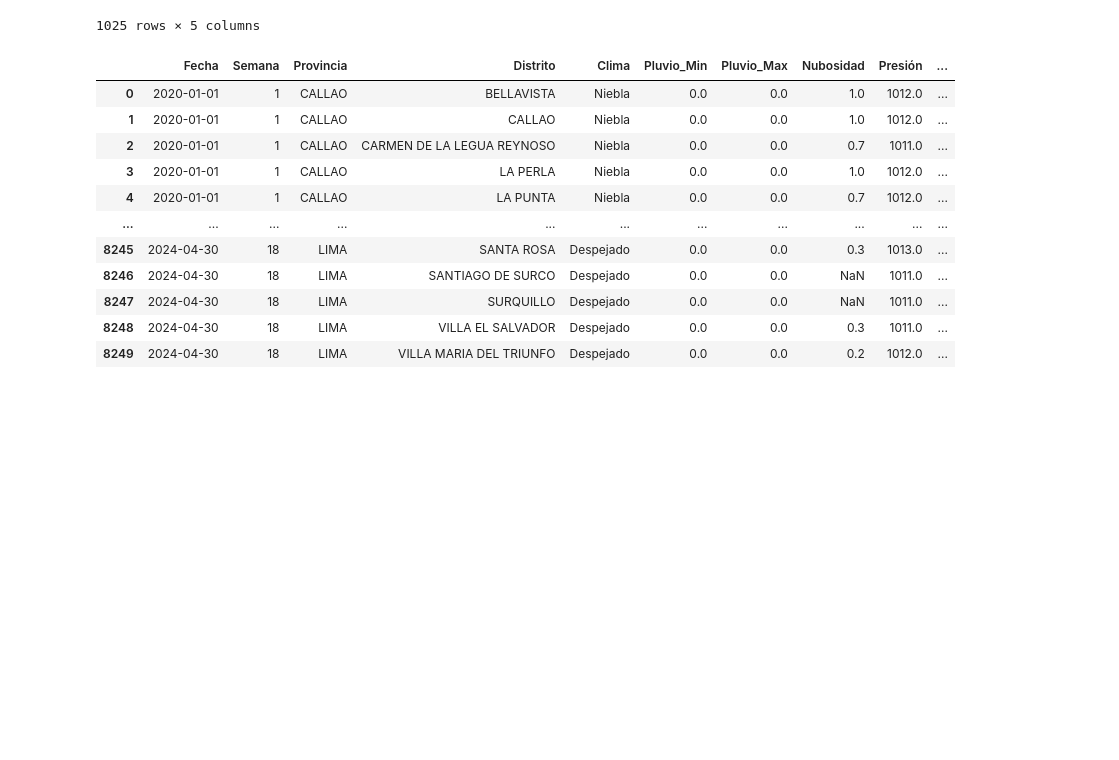
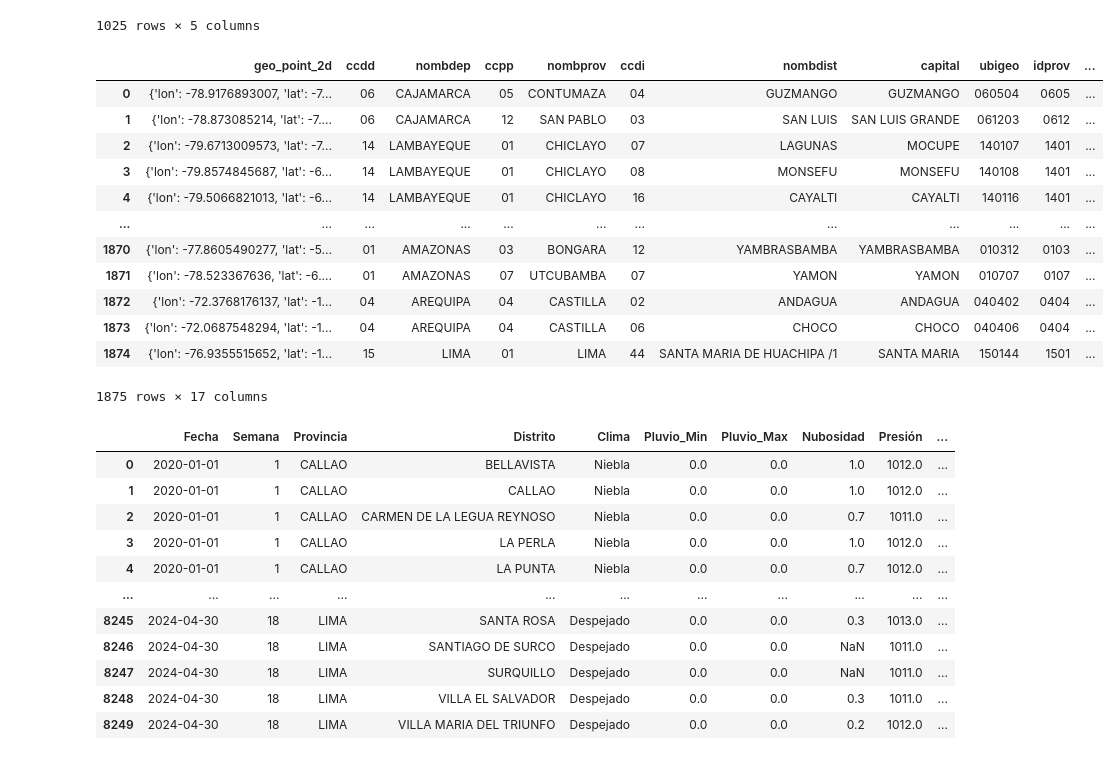
Before and after one commit to Sofoclesias/dengue-propagation, a Jupyter notebook: hey.ipynb, the cells around one changed output. Saved outputs shown, nothing was run; the diff lists cells and outputs as text; code cells hidden in the pictures; blank space fills up the shorter version.

```diff
--- a/hey.ipynb
+++ b/hey.ipynb
@@ -35,8 +34,22 @@ base2023
 | 1024 | 2023 | LIMA | CHORRILLOS | 52 | 1.0 |
 1025 rows × 5 columns
 # %%
-detalle_distrito = gpd.read_file(r'anexos/distritos/distritos-peru@bogota-laburbano.geojson')
+detalle_distrito = gpd.read_file(r'datasets\distritos-peru@bogota-laburbano.geojson')
 detalle_distrito
+# %% [output]
+|  | geo_point_2d | ccdd | nombdep | ccpp | nombprov | ccdi | nombdist | capital | ubigeo | idprov | ... |
+| 0 | {'lon': -78.9176893007, 'lat': -7... | 06 | CAJAMARCA | 05 | CONTUMAZA | 04 | GUZMANGO | GUZMANGO | 060504 | 0605 | ... |
+| 1 | {'lon': -78.873085214, 'lat': -7.... | 06 | CAJAMARCA | 12 | SAN PABLO | 03 | SAN LUIS | SAN LUIS GRANDE | 061203 | 0612 | ... |
+| 2 | {'lon': -79.6713009573, 'lat': -7... | 14 | LAMBAYEQUE | 01 | CHICLAYO | 07 | LAGUNAS | MOCUPE | 140107 | 1401 | ... |
+| 3 | {'lon': -79.8574845687, 'lat': -6... | 14 | LAMBAYEQUE | 01 | CHICLAYO | 08 | MONSEFU | MONSEFU | 140108 | 1401 | ... |
+| 4 | {'lon': -79.5066821013, 'lat': -6... | 14 | LAMBAYEQUE | 01 | CHICLAYO | 16 | CAYALTI | CAYALTI | 140116 | 1401 | ... |
+| ... | ... | ... | ... | ... | ... | ... | ... | ... | ... | ... | ... |
+| 1870 | {'lon': -77.8605490277, 'lat': -5... | 01 | AMAZONAS | 03 | BONGARA | 12 | YAMBRASBAMBA | YAMBRASBAMBA | 010312 | 0103 | ... |
+| 1871 | {'lon': -78.523367636, 'lat': -6.... | 01 | AMAZONAS | 07 | UTCUBAMBA | 07 | YAMON | YAMON | 010707 | 0107 | ... |
+| 1872 | {'lon': -72.3768176137, 'lat': -1... | 04 | AREQUIPA | 04 | CASTILLA | 02 | ANDAGUA | ANDAGUA | 040402 | 0404 | ... |
+| 1873 | {'lon': -72.0687548294, 'lat': -1... | 04 | AREQUIPA | 04 | CASTILLA | 06 | CHOCO | CHOCO | 040406 | 0404 | ... |
+| 1874 | {'lon': -76.9355515652, 'lat': -1... | 15 | LIMA | 01 | LIMA | 44 | SANTA MARIA DE HUACHIPA /1 | SANTA MARIA | 150144 | 1501 | ... |
+1875 rows × 17 columns
 # %%
 clima = pd.read_csv('datasets/variables-climatológicas/metereologia.csv')
 clima
```
Also changed, not shown: parts of 5 cells of this notebook, 3 other files.
